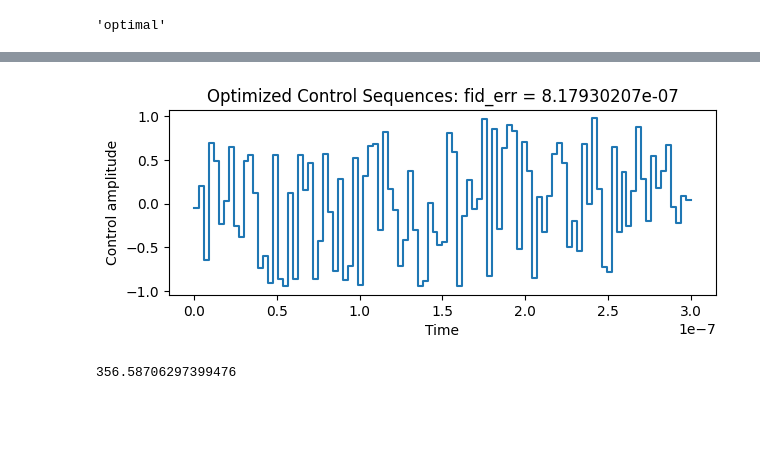
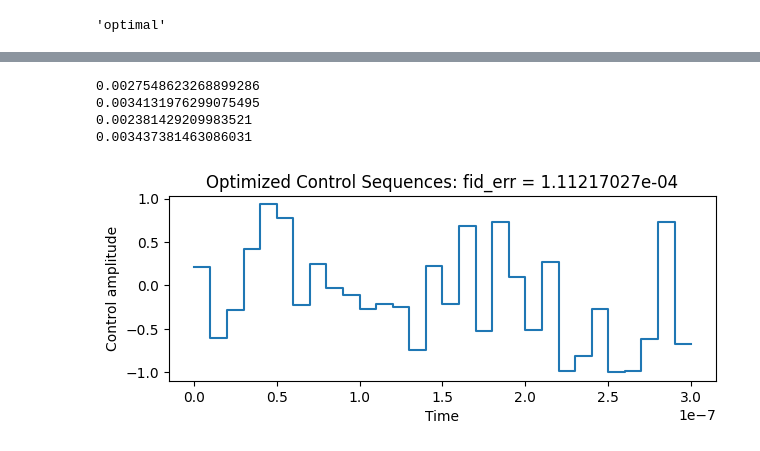
Before and after one commit to cicacica/VeriPulse, a Jupyter notebook: notebooks/SecretIndepNVPulses.ipynb, the cells around one changed output, grey strips where cells are left out. Drawn from its saved outputs; the diff is of its cells as text; code cells hidden in the pictures; blank space fills up the shorter version.

```diff
--- a/notebooks/SecretIndepNVPulses.ipynb
+++ b/notebooks/SecretIndepNVPulses.ipynb
@@ -160,8 +212,10 @@ angles_pair = [(0, np.pi), (np.pi/4, 5*np.pi/4), (np.pi/2, 3*np.pi/2), (3*np.pi/
+# %%
+angles4_batch1 = [t[0] for t in angles_pair]
 # %%
 vRho_init, vRho_target, U_big = pack_subspace_states(
-    rotations=[rx(t[0]) for t in angles_pair],
+    rotations=[rx(t) for t in angles4_batch1],
     rho_init=rho_init,
 )
 # %%
-res_split1 = run_grape_si(vRho_init, vRho_target, U_big, lam=100, config=conf2)
+res4_split1 = run_grape_si(vRho_init, vRho_target, U_big, lam=80, config=conf1)
 # %% [output]
@@ -213,8 +254,12 @@ def plot_pulse(result):
-# %%
-plot_pulse(res_split1)
-# %% [output]
-[figure, removed]
-# %%
-res_split1.wall_time
-# %% [output]
-356.58706297399476
+# %%
+for j in range(len(rtarg)):
+    print(1 - fidelity(Qobj(rtarg[j]), Qobj(rfin[j])))
+# %% [output]
+0.0027548623268899286
+0.0034131976299075495
+0.002381429209983521
+0.003437381463086031
+# %%
+plot_pulse(res4_split1)
+# %% [output]
+[figure, added]
```
Also changed, not shown: parts of 33 cells of this notebook, 1 other file.
